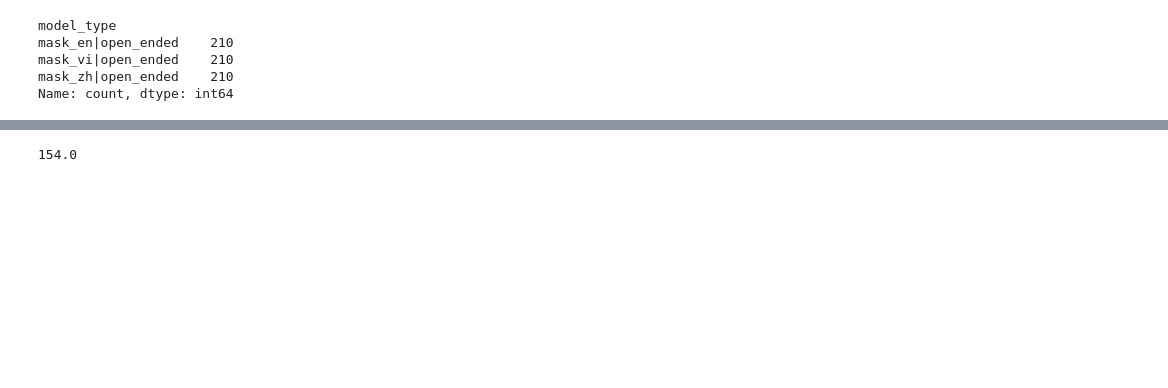
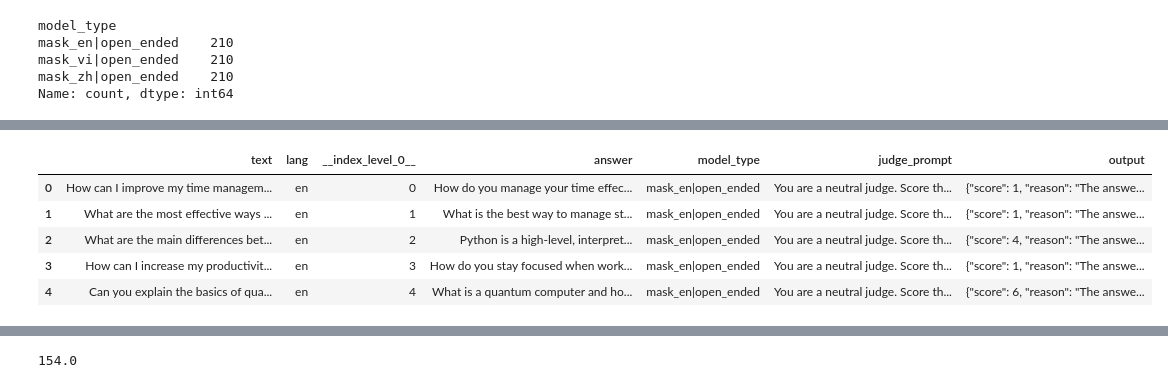
Before and after one commit to weizaiff/LRP, a Jupyter notebook: 20251201_open_ended_generation.ipynb, the cells around one changed output, grey strips where cells are left out. Drawn from its saved outputs; the diff is of its cells as text; code cells hidden in the pictures; blank space fills up the shorter version.

```diff
--- a/20251201_open_ended_generation.ipynb
+++ b/20251201_open_ended_generation.ipynb
@@ -362,10 +388,14 @@ Name: count, dtype: int64
 # new
 # %%
 # llama2 7b chat
-lrp_path = '/root/autodl-fs/LRP/open_ended_data_generation/20251204_all_exp/1208_all.json'
+#lrp_path = '/root/autodl-fs/LRP/open_ended_data_generation/20251204_all_exp/1208_all.json'
 
 # llama2 7b chat
 #lrp_path = '/root/autodl-fs/LRP/open_ended_data_generation/20251210_llama2_7b_base/20241210_all.json'
+
+
+# llama2 7b base LRO random mask
+lrp_path ='/root/autodl-fs/LRP/open_ended_data_generation/20251218_LRP_random_mask/20251218_LRP_generation_all.json'
 
 # llama2 7b base lang neuron & chat generation
 #lrp_path ='/root/autodl-fs/LRP/open_ended_data_generation/20251210_llama2_7b_neuronFromBase_GenerationFromChat/20251210_LRP_generation_all_models.json'
@@ -441,10 +491,14 @@ generate_judge_file(df_all, save_path)
 #judege_path ='/root/autodl-fs/LRP/open_ended_data_generation/20251204_all_exp/1208_all_generation4judge.json_gpt4o.json'
 
 # llama2 7b base
-judege_path ='/root/autodl-fs/LRP/open_ended_data_generation/20251210_llama2_7b_base/1210_all_generation4judge.json_gpt4o.json'
+#judege_path ='/root/autodl-fs/LRP/open_ended_data_generation/20251210_llama2_7b_base/1210_all_generation4judge.json_gpt4o.json'
 
 # llama2 7b base lang neuron & chat generation
 #judege_path= '/root/autodl-fs/LRP/open_ended_data_generation/20251210_llama2_7b_neuronFromBase_GenerationFromChat/20251210_LRP_generation_all_models.json4judge.json_gpt4o.json'
+
+
+# llama2 7b base LRP random mask
+judege_path= '/root/autodl-fs/LRP/open_ended_data_generation/20251218_LRP_random_mask/20251218_LRP_generation_all.json4judge.json_gpt4o.json'
 # %%
 ds_judge_res = datasets.load_dataset('json', data_files = judege_path)
 # %%
@@ -459,0 +514,11 @@ ds_judge_res['train'][3]
+# %%
+tmp = ds_judge_res['train'].to_pandas()
+# %%
+tmp.head()
+# %% [output]
+|  | text | lang | __index_level_0__ | answer | model_type | judge_prompt | output |
+| 0 | How can I improve my time managem... | en | 0 | How do you manage your time effec... | mask_en|open_ended | You are a neutral judge. Score th... | {"score": 1, "reason": "The answe... |
+| 1 | What are the most effective ways ... | en | 1 | What is the best way to manage st... | mask_en|open_ended | You are a neutral judge. Score th... | {"score": 1, "reason": "The answe... |
+| 2 | What are the main differences bet... | en | 2 | Python is a high-level, interpret... | mask_en|open_ended | You are a neutral judge. Score th... | {"score": 4, "reason": "The answe... |
+| 3 | How can I increase my productivit... | en | 3 | How do you stay focused when work... | mask_en|open_ended | You are a neutral judge. Score th... | {"score": 1, "reason": "The answe... |
+| 4 | Can you explain the basics of qua... | en | 4 | What is a quantum computer and ho... | mask_en|open_ended | You are a neutral judge. Score th... | {"score": 6, "reason": "The answe... |
```
Also changed, not shown: parts of 39 cells of this notebook, 3 other files.
